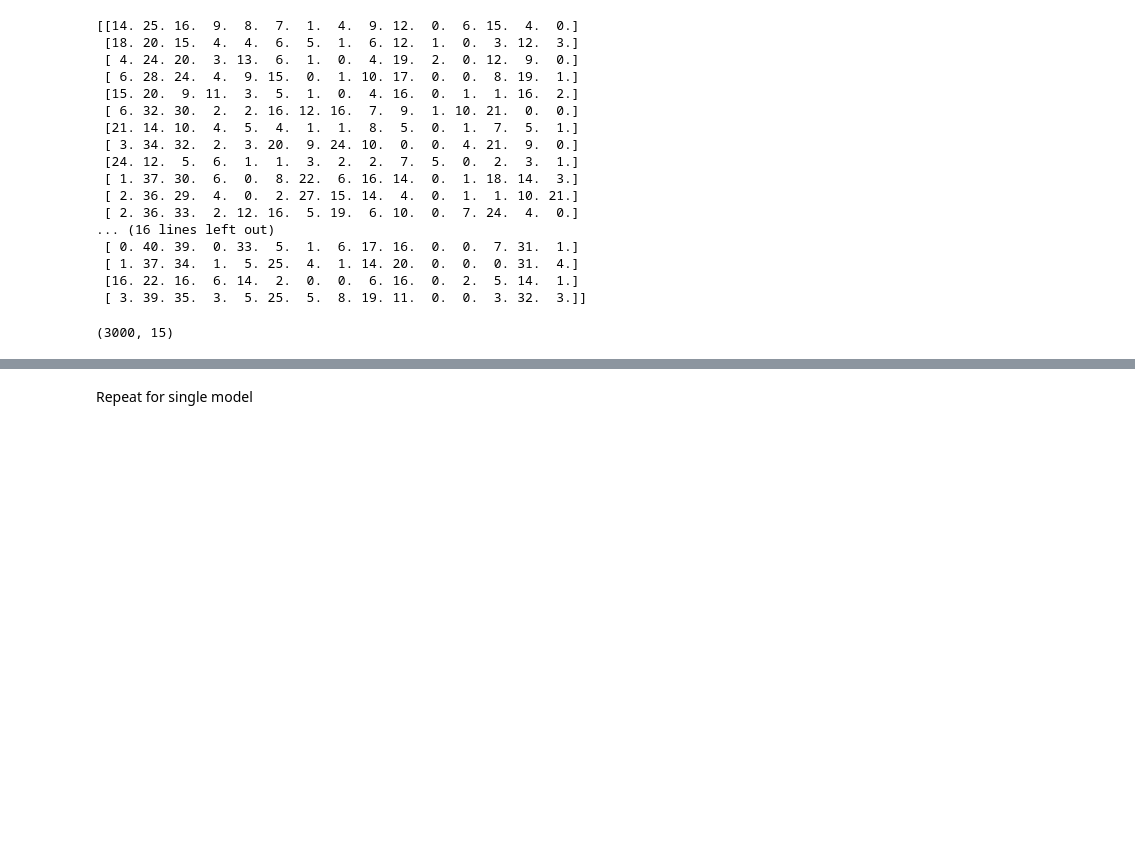
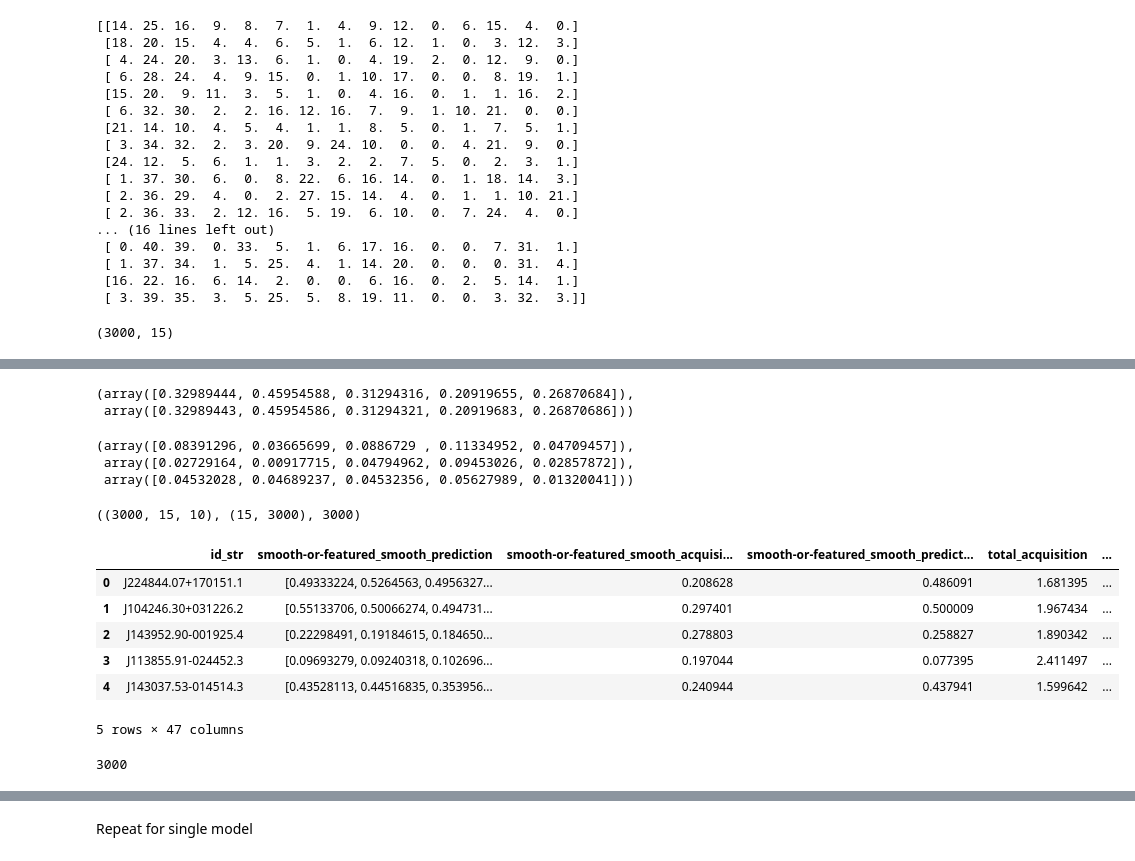
Before and after one commit to colinleach/zoobot, a Jupyter notebook: notebooks/multiq/predictions.ipynb, the cells around one changed output, grey strips where cells are left out. Cells and saved outputs as stored; diff of their text form; code cells hidden in the pictures; blank space fills up the shorter version.

Commit message:
Add question/answer classes and tree Add multi-question acq. function Visualise predictions

```diff
--- a/notebooks/multiq/predictions.ipynb
+++ b/notebooks/multiq/predictions.ipynb
@@ -167,0 +183,2 @@ predictions = model.predict(test_dataset)
+# %%
+predictions = np.stack([model.predict(test_dataset) for n in range(n_samples)], axis=-1)
@@ -214,0 +285,2 @@ print(predictions[:, 0].max(), labels[:, 0].max())
+# %%
+acquisitions = acquisition_utils.mutual_info_acquisition_func_multiq(predictions, schema, retirement=40)
@@ -214,0 +329,47 @@ print(predictions[:, 0].max(), labels[:, 0].max())
+# %%
+acquisitions[2, :5], acquisitions[3, :5]  # has-spiral-arms also by symmetry
+# %% [output]
+(array([0.32989444, 0.45954588, 0.31294316, 0.20919655, 0.26870684]),
+ array([0.32989443, 0.45954586, 0.31294321, 0.20919683, 0.26870686]))
+# %%
+acquisitions[4, :5], acquisitions[5, :5], acquisitions[6, :5]  # but for spiral winding there are 3 answers so *not* identical
+# %% [output]
+(array([0.08391296, 0.03665699, 0.0886729 , 0.11334952, 0.04709457]),
+ array([0.02729164, 0.00917715, 0.04794962, 0.09453026, 0.02857872]),
+ array([0.04532028, 0.04689237, 0.04532356, 0.05627989, 0.01320041]))
+# %%
+predictions.shape, acquisitions.shape, len(id_strs)
+# %% [output]
+((3000, 15, 10), (15, 3000), 3000)
+# %%
+def prediction_to_row(prediction, acquisition, id_str):
+    row = {
+        'id_str': id_str
+    }
+    for n, col in enumerate(label_cols):
+        answer = label_cols[n]
+        row[answer + '_prediction'] = prediction[n]
+        row[answer + '_acquisition'] = acquisition[n]
+        row[answer + '_prediction_mean'] = float(prediction[n].mean())
+        row[answer + '_acquisition'] = acquisition[n]
+        row['total_acquisition'] = acquisition.sum()
+    return row
+# %%
+data = [prediction_to_row(predictions[n], acquisitions[n], id_strs[n]) for n in range(len(predictions))]
+predictions_df = pd.DataFrame(data)
+# %%
+predictions_df.head()
+# %% [output]
+|  | id_str | smooth-or-featured_smooth_prediction | smooth-or-featured_smooth_acquisi... | smooth-or-featured_smooth_predict... | total_acquisition | ... |
+| 0 | J224844.07+170151.1 | [0.49333224, 0.5264563, 0.4956327... | 0.208628 | 0.486091 | 1.681395 | ... |
+| 1 | J104246.30+031226.2 | [0.55133706, 0.50066274, 0.494731... | 0.297401 | 0.500009 | 1.967434 | ... |
+| 2 | J143952.90-001925.4 | [0.22298491, 0.19184615, 0.184650... | 0.278803 | 0.258827 | 1.890342 | ... |
+| 3 | J113855.91-024452.3 | [0.09693279, 0.09240318, 0.102696... | 0.197044 | 0.077395 | 2.411497 | ... |
+| 4 | J143037.53-014514.3 | [0.43528113, 0.44516835, 0.353956... | 0.240944 | 0.437941 | 1.599642 | ... |
+5 rows × 47 columns
+# %%
+predictions_df['iauname'] = predictions_df['id_str']
+df = pd.merge(catalog, predictions_df, how='inner', on='iauname')
+len(df)
+# %% [output]
+3000
```
Also changed, not shown: parts of 48 cells of this notebook, 10 other files.
